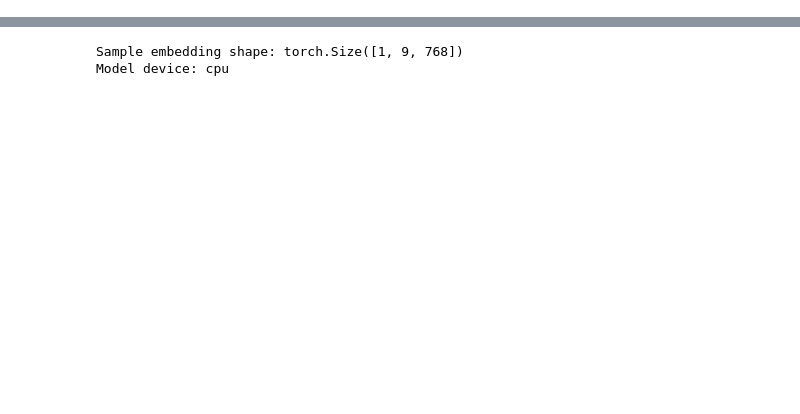
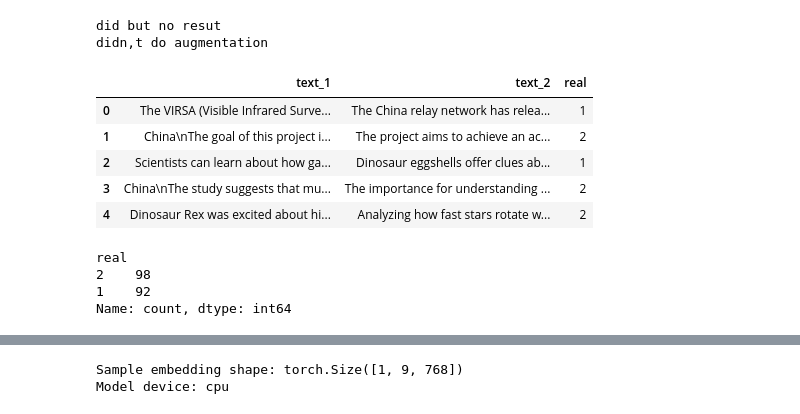
Before and after one commit to kabironline/kaggle-impostor-hunt-texts, a Jupyter notebook: notebook.ipynb, the cells around one changed output, grey strips where cells are left out. Cells and saved outputs as stored; diff of their text form; code cells hidden in the pictures; blank space fills up the shorter version.

Commit message:
Commit: Augmentation

```diff
--- a/notebook.ipynb
+++ b/notebook.ipynb
@@ -17,2 +39,5 @@ from tqdm import tqdm
 import torch
 from transformers import BertTokenizer, BertModel
+# %%
+df=pd.read_csv("data/train.csv")
+df.head()
@@ -18,0 +51,3 @@ from transformers import BertTokenizer, BertModel
+# %%
+aug=naw.ContextualWordEmbsAug(model_path='bert-base-uncased', action="insert")
+print(aug.augment("The movie was excellent!"))
@@ -54,7 +89,7 @@ def read_text(file_path):
     with open(file_path, "r", encoding="utf-8") as f:
         return f.read()
 
-def load_or_create_paired_df(data_dir, csv_path, has_real=True):
+def load_or_create_paired_df(data_dir, csv_path, has_real=True, do_augment=True):
     """
     If csv_path exists -> load it.
     Else -> loop through article_* folders in data_dir and build a dataframe with:
@@ -71,37 +106,72 @@ def load_or_create_paired_df(data_dir, csv_path, has_real=True):
         # load the csv at "data/train.csv"
         real_df = pd.read_csv("data/train.csv")
 
     for article_dir in sorted(d for d in os.listdir(data_dir) if os.path.isdir(os.path.join(data_dir, d))):
         article_path = os.path.join(data_dir, article_dir)
         f1 = os.path.join(article_path, "file_1.txt")
         f2 = os.path.join(article_path, "file_2.txt")
 
         text_1 = read_text(f1)
         text_2 = read_text(f2)
 
         row = {"text_1": text_1, "text_2": text_2}
 
         if has_real:
             # lookup the "real" value from the real_df
             real_row = real_df[real_df["id"] == int(article_dir.split("_")[1])]
             real_value = real_row["real_text_id"].values[0] if not real_row.empty else np.nan
             row["real"] = real_value
 
         rows.append(row)
 
     df = pd.DataFrame(rows)
-    df.to_csv(csv_path, index=False)
 
-    return df
+    if do_augment:
+
+        aug=naw.ContextualWordEmbsAug(model_path='bert-base-uncased', action="insert")
+
+        augmented_df=[]
+
+        for _, row in df.iterrows():
+            new_text=aug.augment(row['text_1'])
+            new_text2=aug.augment(row['text_2'])
+            augmented_df.append({'text_1': new_text, 'text_2': new_text2, "real": row['real']})
+
+        aug_df = pd.DataFrame(augmented_df)
+        final_df = pd.concat([df, aug_df], ignore_index=True)
+        final_df.to_csv(csv_path.split(".")[0] + "_augmented.csv", index=False)
+        print("did but no resut")
+
+        return final_df
+
+
+
 
 # Usage
 train_data_dir = "data/train"
 test_data_dir  = "data/test"
 train_csv = "data/stored_train_data.csv"
 test_csv  = "data/stored_test_data.csv"
 
-paired_df = load_or_create_paired_df(train_data_dir, train_csv, has_real=True)
-test_df   = load_or_create_paired_df(test_data_dir,  test_csv,  has_real=False)
+paired_df = load_or_create_paired_df(train_data_dir, train_csv, has_real=True, do_augment=True)
+test_df   = load_or_create_paired_df(test_data_dir,  test_csv,  has_real=False, do_augment=False)
+paired_df.head()
+# %% [output]
+did but no resut
+didn,t do augmentation
+|  | text_1 | text_2 | real |
+| 0 | The VIRSA (Visible Infrared Surve... | The China relay network has relea... | 1 |
+| 1 | China\nThe goal of this project i... | The project aims to achieve an ac... | 2 |
+| 2 | Scientists can learn about how ga... | Dinosaur eggshells offer clues ab... | 1 |
+| 3 | China\nThe study suggests that mu... | The importance for understanding ... | 2 |
+| 4 | Dinosaur Rex was excited about hi... | Analyzing how fast stars rotate w... | 2 |
+# %%
+paired_df['real'].value_counts()
+# %% [output]
+real
+2    98
+1    92
+Name: count, dtype: int64
 # %%
 def clean_text(text):
     if not isinstance(text, str):
```
Also changed, not shown: parts of 11 cells of this notebook, 1 other file.
